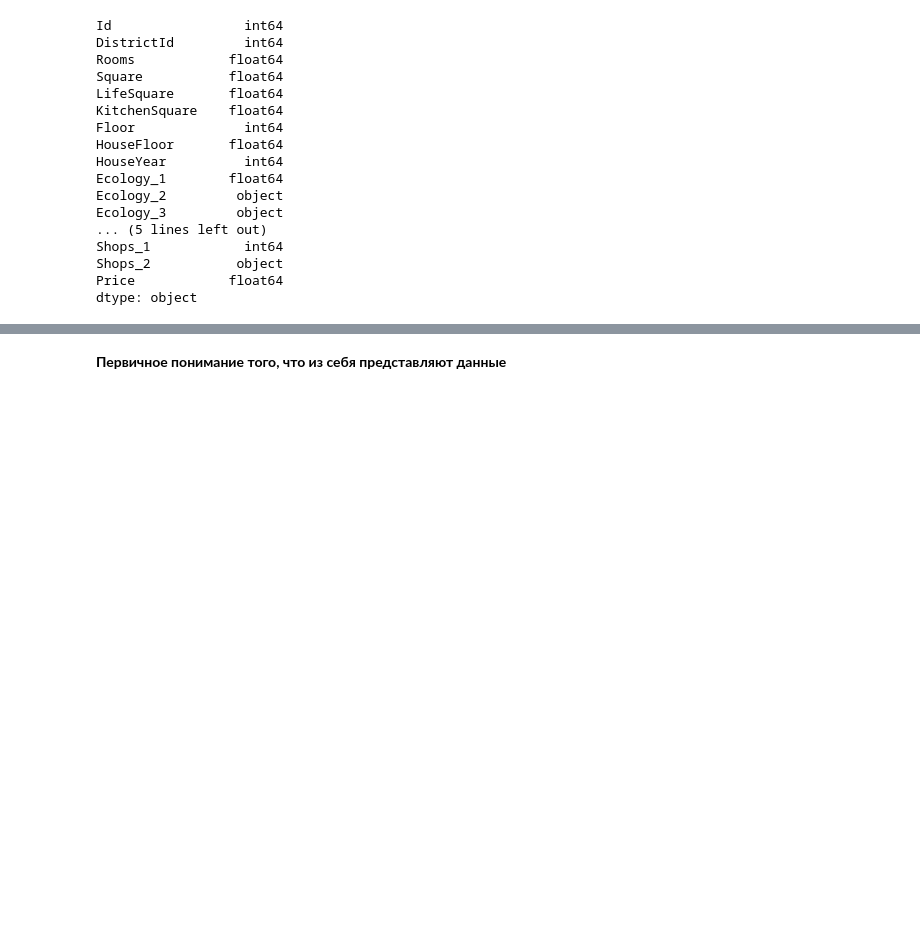
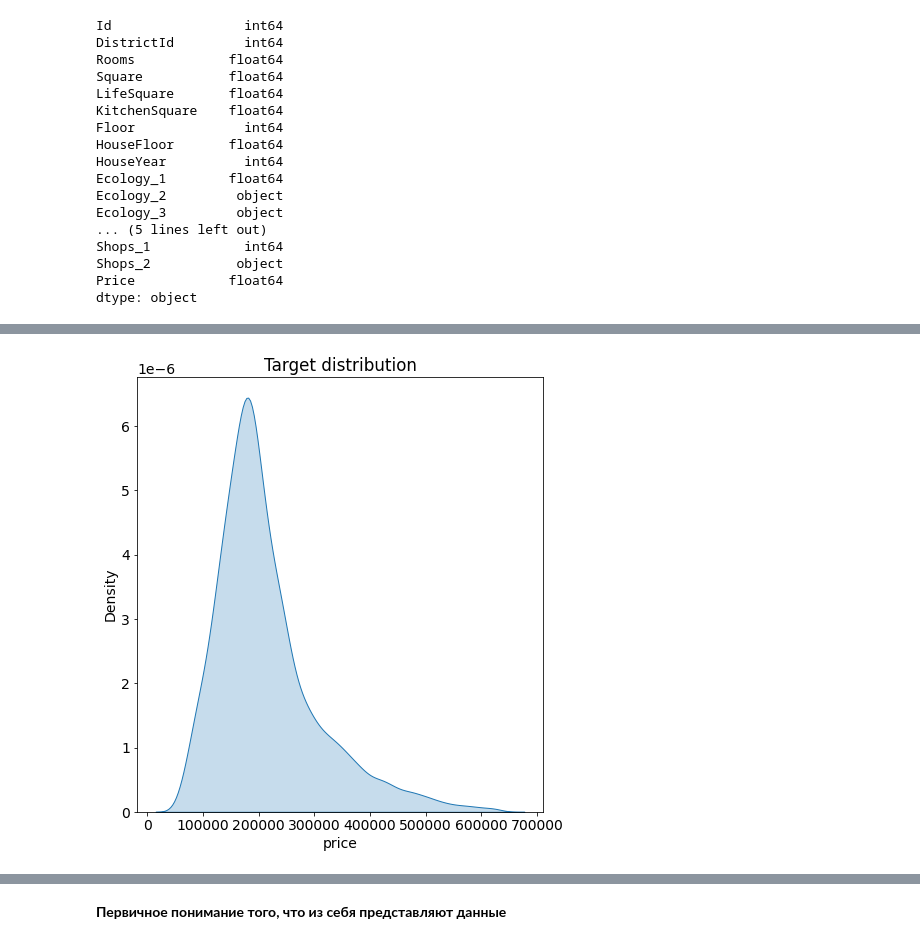
Before and after one commit to vit050587/Kaggle-Competition-Price-Prediction, a Jupyter notebook: Price_Prediction.ipynb, the cells around one changed output, grey strips where cells are left out. Cells and saved outputs as stored; diff of their text form; code cells hidden in the pictures; blank space fills up the shorter version.

```diff
--- a/Price_Prediction.ipynb
+++ b/Price_Prediction.ipynb
@@ -121,0 +196,10 @@ dtype: object
+# %%
+plt.figure(figsize = (16, 8))
+plt.subplot(122)
+sns.kdeplot(train_df['Price'], shade=True, legend=False)
+plt.xlabel('price')
+
+plt.title('Target distribution')
+plt.show()
+# %% [output]
+[figure, added]
```
Also changed, not shown: parts of 89 cells of this notebook.
